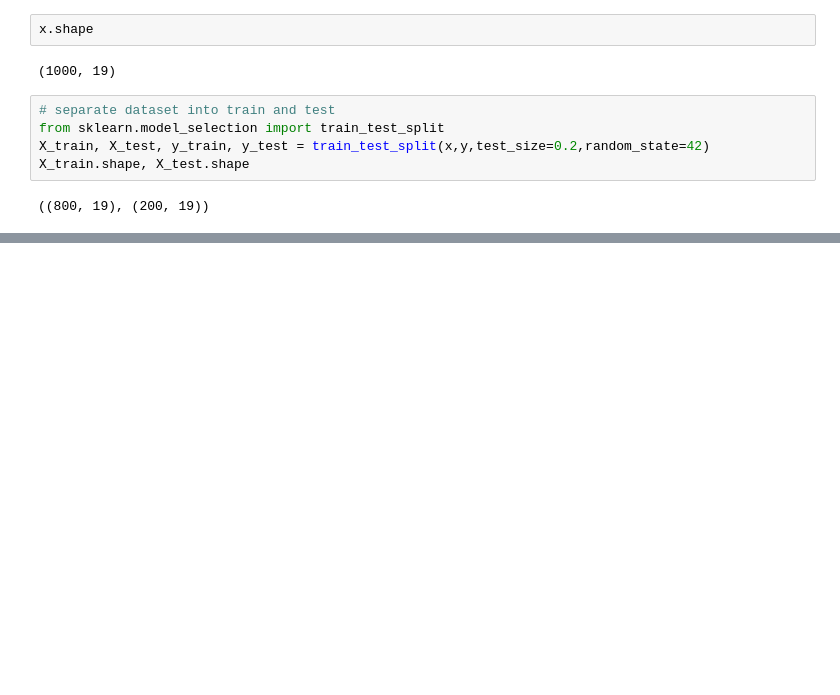
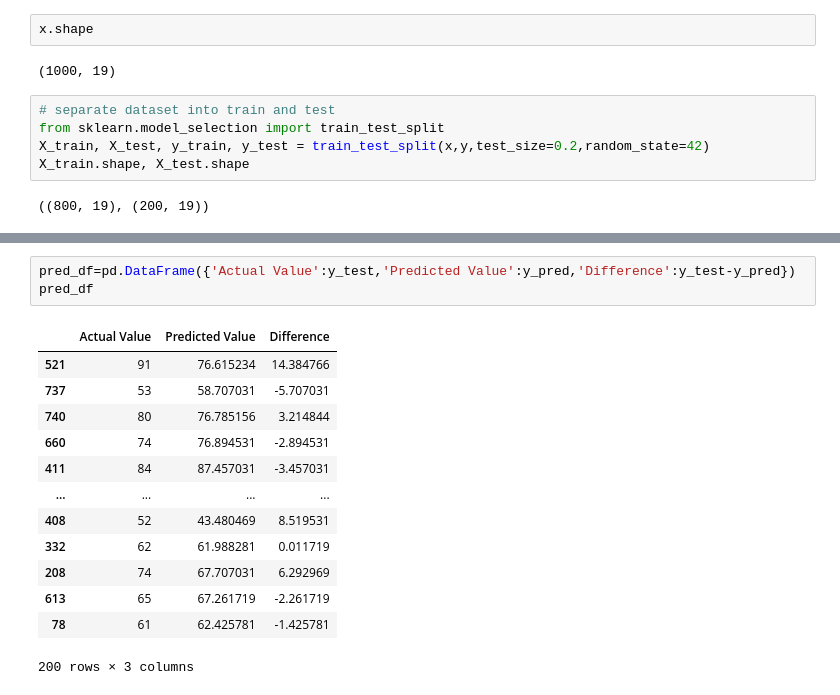
Before and after one commit to nibinkjoseph/MLProject-krishnaik, a Jupyter notebook: notebook/model_training.ipynb, the cells around one changed output, grey strips where cells are left out. Drawn from its saved outputs; the diff is of its cells as text; blank space fills up the shorter version.

```diff
--- a/notebook/model_training.ipynb
+++ b/notebook/model_training.ipynb
@@ -80,0 +183,17 @@ X_train.shape, X_test.shape
+# %%
+pred_df=pd.DataFrame({'Actual Value':y_test,'Predicted Value':y_pred,'Difference':y_test-y_pred})
+pred_df
+# %% [output]
+|  | Actual Value | Predicted Value | Difference |
+| 521 | 91 | 76.615234 | 14.384766 |
+| 737 | 53 | 58.707031 | -5.707031 |
+| 740 | 80 | 76.785156 | 3.214844 |
+| 660 | 74 | 76.894531 | -2.894531 |
+| 411 | 84 | 87.457031 | -3.457031 |
+| ... | ... | ... | ... |
+| 408 | 52 | 43.480469 | 8.519531 |
+| 332 | 62 | 61.988281 | 0.011719 |
+| 208 | 74 | 67.707031 | 6.292969 |
+| 613 | 65 | 67.261719 | -2.261719 |
+| 78 | 61 | 62.425781 | -1.425781 |
+200 rows × 3 columns
```
Also changed, not shown: parts of 7 cells of this notebook.
